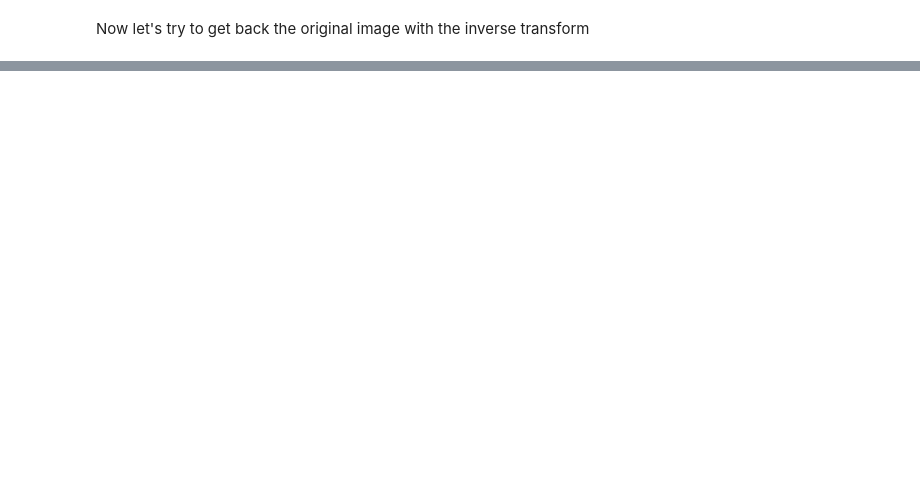
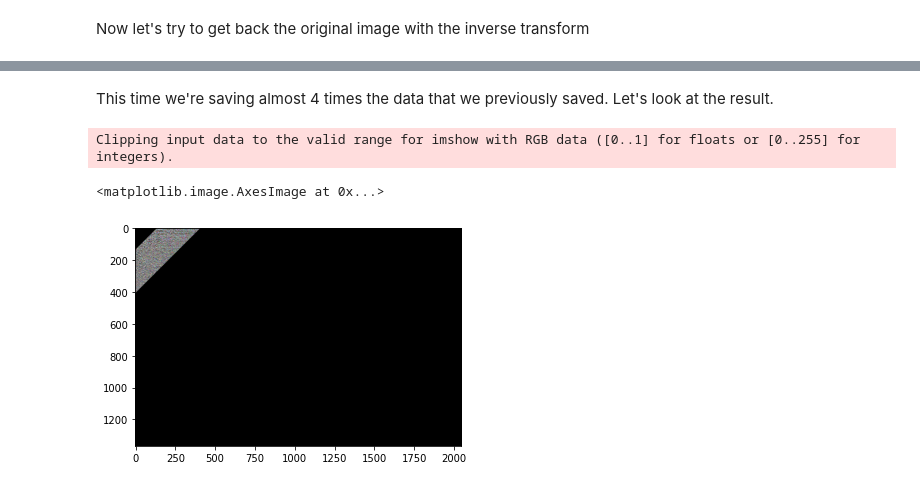
Before and after one commit to GiuliaLanzillotta/My-ML-exercises, a Jupyter notebook: Signal_processing.ipynb, the cells around one changed output, grey strips where cells are left out. Saved outputs shown, nothing was run; the diff lists cells and outputs as text; code cells hidden in the pictures; blank space fills up the shorter version.

```diff
--- a/Signal_processing.ipynb
+++ b/Signal_processing.ipynb
@@ -476,0 +510,9 @@ Now let's try with another filter: a **band-pass filter**.
+# %% [markdown]
+This time we're saving almost 4 times the data that we previously saved. Let's look at the result.
+# %%
+bp_spectrum = np.multiply(spectrum,bpmask)
+pyplot.imshow(bp_spectrum)
+# %% [output]
+Clipping input data to the valid range for imshow with RGB data ([0..1] for floats or [0..255] for integers).
+<matplotlib.image.AxesImage at 0x...>
+[figure, added]
```
Also changed, not shown: parts of 10 cells of this notebook.
